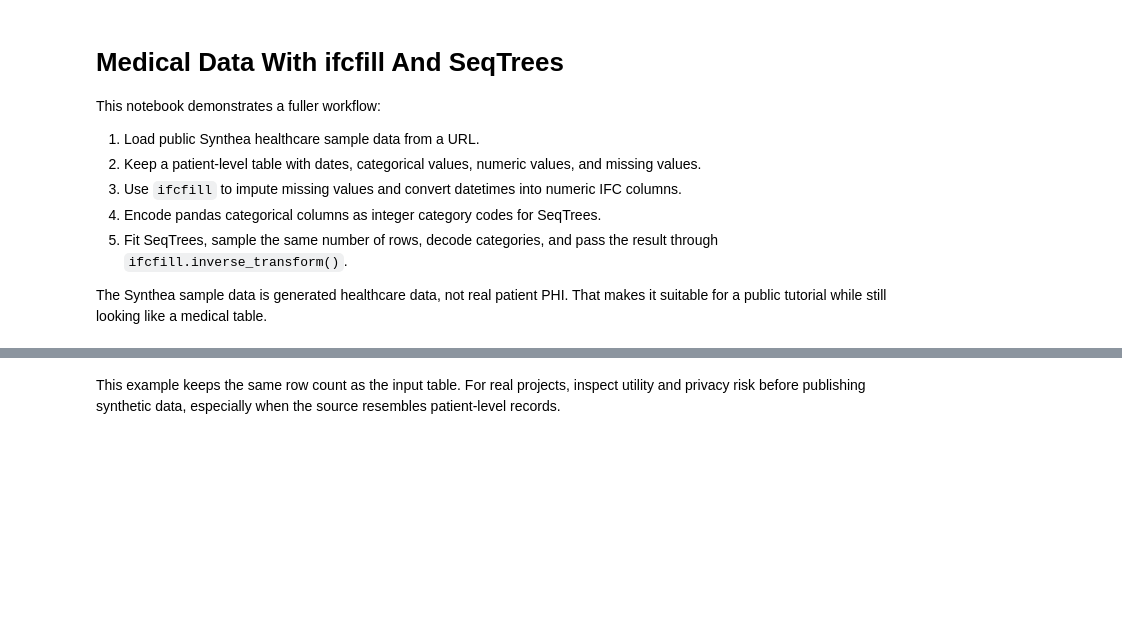
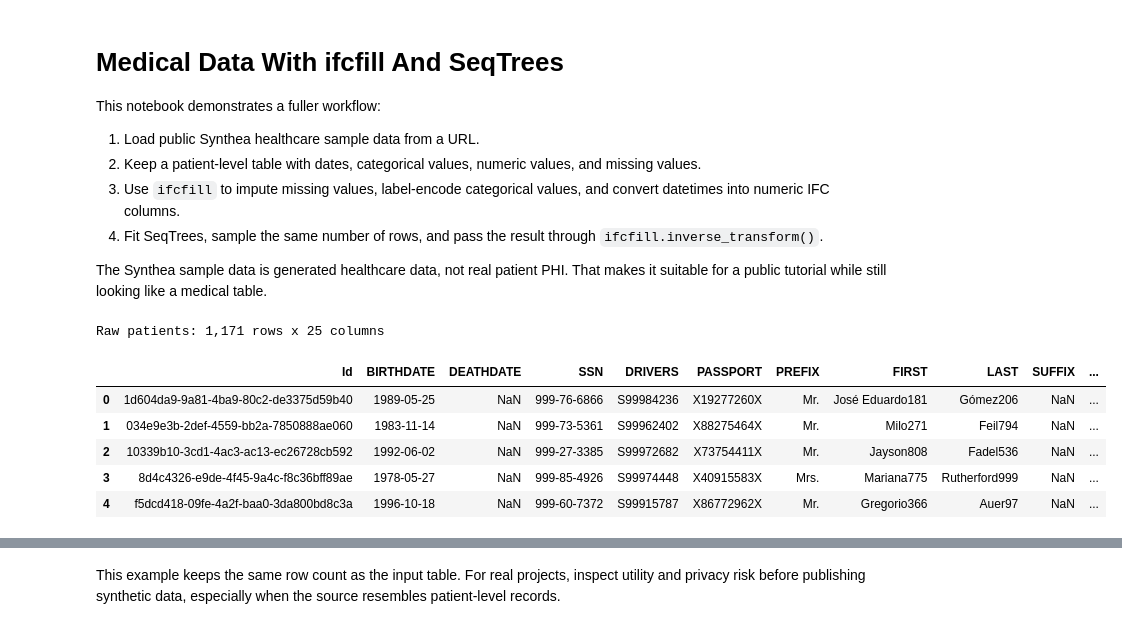
Before and after one commit to EulerLettersAI/seqtrees, a Jupyter notebook: examples/medical_ifcfill_seqtrees.ipynb, the cells around one changed output, grey strips where cells are left out. Saved outputs shown, nothing was run; the diff lists cells and outputs as text; code cells hidden in the pictures; blank space fills up the shorter version.

```diff
--- a/examples/medical_ifcfill_seqtrees.ipynb
+++ b/examples/medical_ifcfill_seqtrees.ipynb
@@ -5,9 +5,8 @@ This notebook demonstrates a fuller workflow:
 
 1. Load public Synthea healthcare sample data from a URL.
 2. Keep a patient-level table with dates, categorical values, numeric values, and missing values.
-3. Use `ifcfill` to impute missing values and convert datetimes into numeric IFC columns.
-4. Encode pandas categorical columns as integer category codes for SeqTrees.
-5. Fit SeqTrees, sample the same number of rows, decode categories, and pass the result through `ifcfill.inverse_transform()`.
+3. Use `ifcfill` to impute missing values, label-encode categorical values, and convert datetimes into numeric IFC columns.
+4. Fit SeqTrees, sample the same number of rows, and pass the result through `ifcfill.inverse_transform()`.
 
 The Synthea sample data is generated healthcare data, not real patient PHI. That makes it suitable for a public tutorial while still looking like a medical table.
 # %%
@@ -24,31 +18,46 @@ from zipfile import ZipFile
 import sys
 
 import pandas as pd
+from IPython.display import display
+
 
 # When running this notebook from the repository checkout, prefer the local SeqTrees source tree.
 repo_root = Path.cwd()
 if (repo_root / "src" / "seqtrees").exists():
     sys.path.insert(0, str(repo_root / "src"))
 
+pd.set_option("display.max_columns", None)
+pd.set_option("display.width", 120)
+pd.set_option("display.max_colwidth", 80)
+
 from ifcfill import IFCTransformer
 from seqtrees import SequentialTreeSynthesizer
 # %%
 DATA_URL = "https://github.com/synthetichealth/synthea-sample-data/raw/main/downloads/synthea_sample_data_csv_apr2020.zip"
 DATA_DIR = Path("data")
 ZIP_PATH = DATA_DIR / "synthea_sample_data_csv_apr2020.zip"
 
 DATA_DIR.mkdir(exist_ok=True)
 if not ZIP_PATH.exists():
     import urllib.request
     urllib.request.urlretrieve(DATA_URL, ZIP_PATH)
 
 with ZipFile(ZIP_PATH) as zf:
     csv_names = zf.namelist()
     patients_name = next(name for name in csv_names if name.endswith("patients.csv"))
     with zf.open(patients_name) as f:
         raw_patients = pd.read_csv(f)
 
-raw_patients.shape, raw_patients.head()
+print(f"Raw patients: {raw_patients.shape[0]:,} rows x {raw_patients.shape[1]:,} columns")
+display(raw_patients.head())
+# %% [output]
+Raw patients: 1,171 rows x 25 columns
+|  | Id | BIRTHDATE | DEATHDATE | SSN | DRIVERS | PASSPORT | PREFIX | FIRST | LAST | SUFFIX | ... |
+| 0 | 1d604da9-9a81-4ba9-80c2-de3375d59b40 | 1989-05-25 | NaN | 999-76-6866 | S99984236 | X19277260X | Mr. | José Eduardo181 | Gómez206 | NaN | ... |
+| 1 | 034e9e3b-2def-4559-bb2a-7850888ae060 | 1983-11-14 | NaN | 999-73-5361 | S99962402 | X88275464X | Mr. | Milo271 | Feil794 | NaN | ... |
+| 2 | 10339b10-3cd1-4ac3-ac13-ec26728cb592 | 1992-06-02 | NaN | 999-27-3385 | S99972682 | X73754411X | Mr. | Jayson808 | Fadel536 | NaN | ... |
+| 3 | 8d4c4326-e9de-4f45-9a4c-f8c36bff89ae | 1978-05-27 | NaN | 999-85-4926 | S99974448 | X40915583X | Mrs. | Mariana775 | Rutherford999 | NaN | ... |
+| 4 | f5dcd418-09fe-4a2f-baa0-3da800bd8c3a | 1996-10-18 | NaN | 999-60-7372 | S99915787 | X86772962X | Mr. | Gregorio366 | Auer97 | NaN | ... |
 # %%
 # A compact but mixed-type patient table: dates, strings, floats, and missing DEATHDATE values.
 columns = [
```
Also changed, not shown: parts of 12 cells of this notebook, 2 other files.
